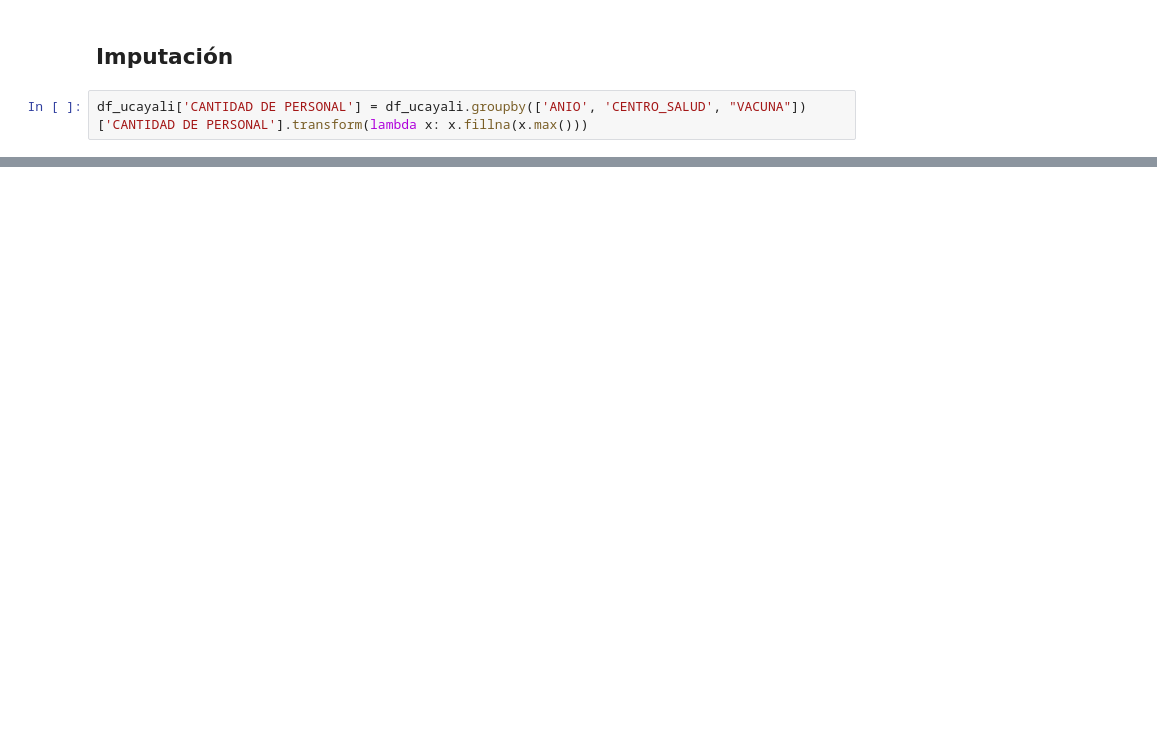
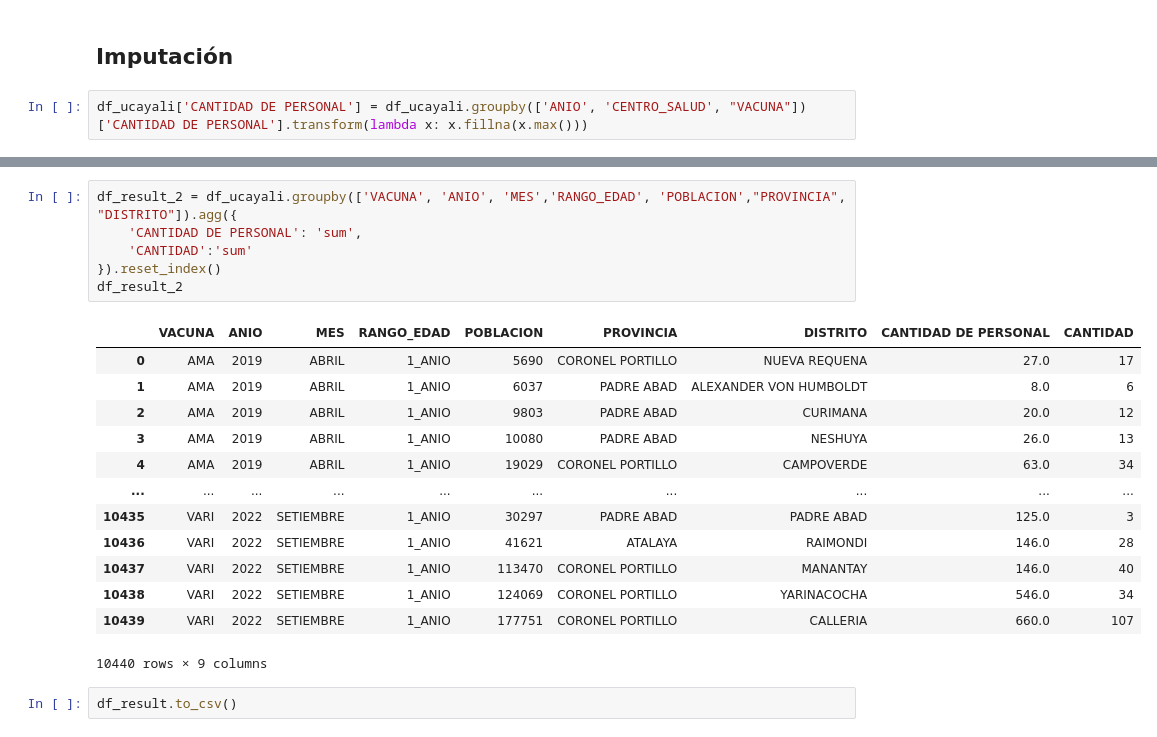
Before and after one commit to lulloaX/group3_unicef, a Jupyter notebook: Scripts/EDA.ipynb, the cells around one changed output, grey strips where cells are left out. Cells and saved outputs as stored; diff of their text form; blank space fills up the shorter version.

```diff
--- a/Scripts/EDA.ipynb
+++ b/Scripts/EDA.ipynb
@@ -342,0 +400,22 @@ df_ucayali[(df_ucayali["DISTRITO"] == "YARINACOCHA") & (df_ucayali["ANIO"] ==201
+# %%
+df_result_2 = df_ucayali.groupby(['VACUNA', 'ANIO', 'MES','RANGO_EDAD', 'POBLACION',"PROVINCIA", "DISTRITO"]).agg({
+    'CANTIDAD DE PERSONAL': 'sum',
+    'CANTIDAD':'sum'
+}).reset_index()
+df_result_2
+# %% [output]
+|  | VACUNA | ANIO | MES | RANGO_EDAD | POBLACION | PROVINCIA | DISTRITO | CANTIDAD DE PERSONAL | CANTIDAD |
+| 0 | AMA | 2019 | ABRIL | 1_ANIO | 5690 | CORONEL PORTILLO | NUEVA REQUENA | 27.0 | 17 |
+| 1 | AMA | 2019 | ABRIL | 1_ANIO | 6037 | PADRE ABAD | ALEXANDER VON HUMBOLDT | 8.0 | 6 |
+| 2 | AMA | 2019 | ABRIL | 1_ANIO | 9803 | PADRE ABAD | CURIMANA | 20.0 | 12 |
+| 3 | AMA | 2019 | ABRIL | 1_ANIO | 10080 | PADRE ABAD | NESHUYA | 26.0 | 13 |
+| 4 | AMA | 2019 | ABRIL | 1_ANIO | 19029 | CORONEL PORTILLO | CAMPOVERDE | 63.0 | 34 |
+| ... | ... | ... | ... | ... | ... | ... | ... | ... | ... |
+| 10435 | VARI | 2022 | SETIEMBRE | 1_ANIO | 30297 | PADRE ABAD | PADRE ABAD | 125.0 | 3 |
+| 10436 | VARI | 2022 | SETIEMBRE | 1_ANIO | 41621 | ATALAYA | RAIMONDI | 146.0 | 28 |
+| 10437 | VARI | 2022 | SETIEMBRE | 1_ANIO | 113470 | CORONEL PORTILLO | MANANTAY | 146.0 | 40 |
+| 10438 | VARI | 2022 | SETIEMBRE | 1_ANIO | 124069 | CORONEL PORTILLO | YARINACOCHA | 546.0 | 34 |
+| 10439 | VARI | 2022 | SETIEMBRE | 1_ANIO | 177751 | CORONEL PORTILLO | CALLERIA | 660.0 | 107 |
+10440 rows × 9 columns
+# %%
+df_result.to_csv()
```
Also changed, not shown: parts of 13 cells of this notebook, 4 other files.
